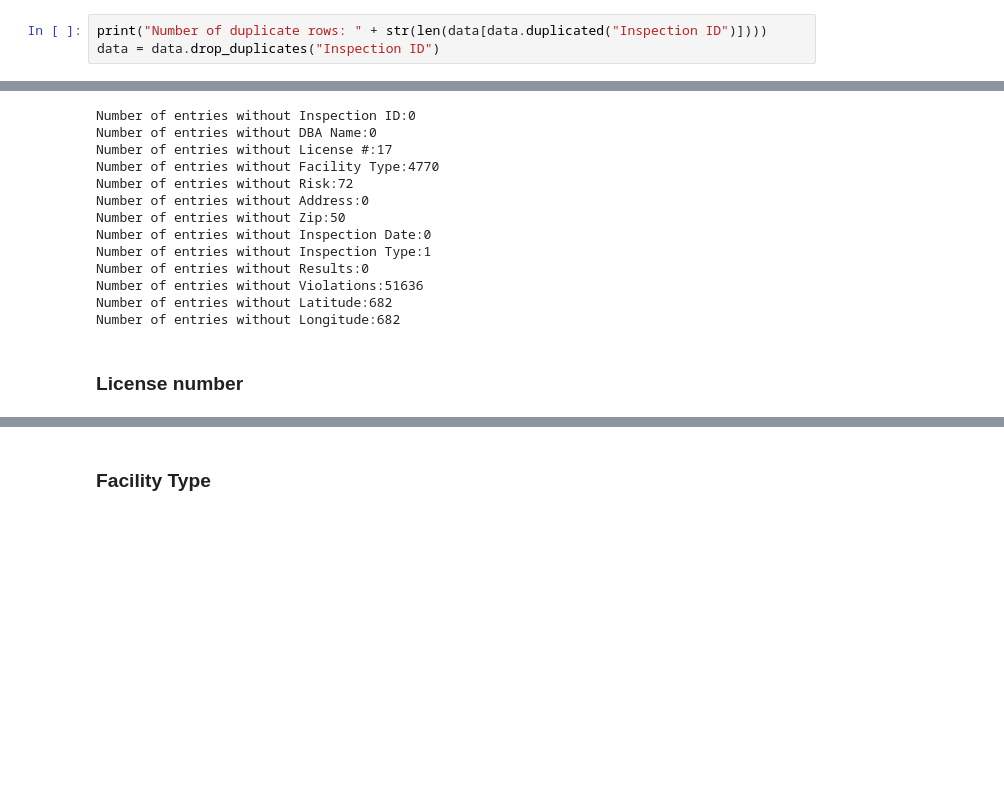
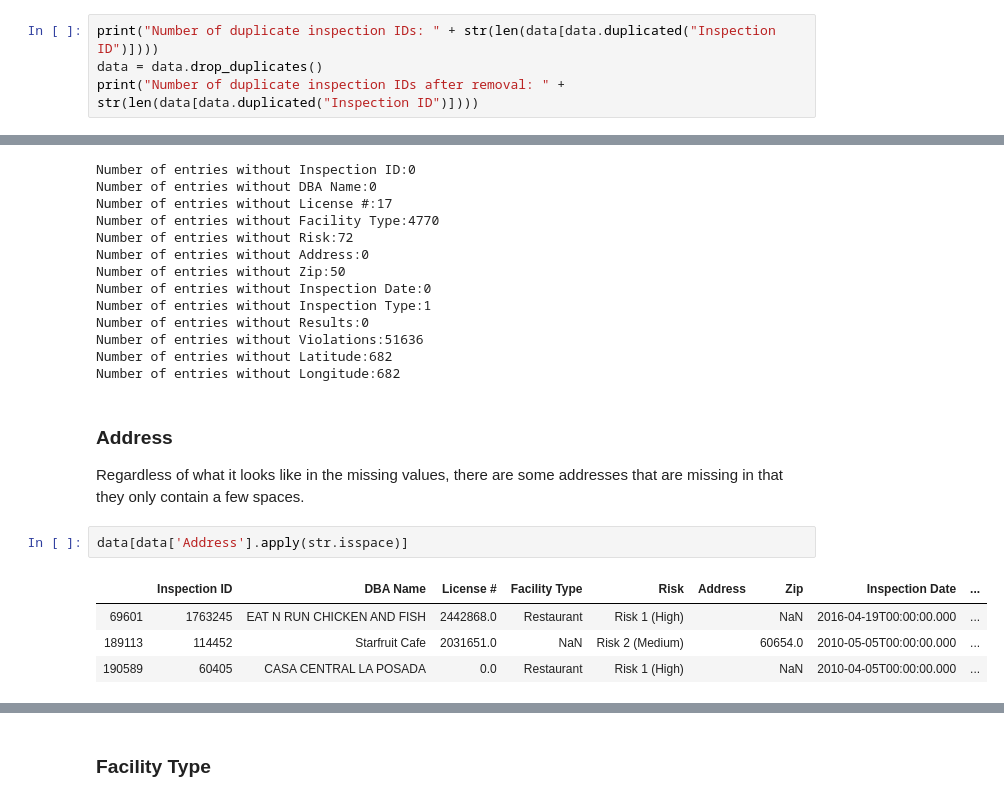
Before and after one commit to pcanas/ada-project-oejp, a Jupyter notebook: proj-notebook.ipynb, the cells around one changed output, grey strips where cells are left out. Drawn from its saved outputs; the diff is of its cells as text; blank space fills up the shorter version.

```diff
--- a/proj-notebook.ipynb
+++ b/proj-notebook.ipynb
@@ -32,4 +34,5 @@ Entries must be identified by their Inspection ID. Duplicates can simply be remo
 # %%
-print("Number of duplicate rows: " + str(len(data[data.duplicated("Inspection ID")])))
-data = data.drop_duplicates("Inspection ID")
+print("Number of duplicate inspection IDs: " + str(len(data[data.duplicated("Inspection ID")])))
+data = data.drop_duplicates()
+print("Number of duplicate inspection IDs after removal: " + str(len(data[data.duplicated("Inspection ID")])))
 # %% [output]
@@ -53,5 +57,13 @@ Number of entries without Results:0
 Number of entries without Violations:51636
 Number of entries without Latitude:682
 Number of entries without Longitude:682
-# %% [markdown]
-### License number
+# %% [markdown]
+### Address
+Regardless of what it looks like in the missing values, there are some addresses that are missing in that they only contain a few spaces.
+# %%
+data[data['Address'].apply(str.isspace)]
+# %% [output]
+|  | Inspection ID | DBA Name | License # | Facility Type | Risk | Address | Zip | Inspection Date | ... |
+| 69601 | 1763245 | EAT N RUN CHICKEN AND FISH | 2442868.0 | Restaurant | Risk 1 (High) |  | NaN | 2016-04-19T00:00:00.000 | ... |
+| 189113 | 114452 | Starfruit Cafe | 2031651.0 | NaN | Risk 2 (Medium) |  | 60654.0 | 2010-05-05T00:00:00.000 | ... |
+| 190589 | 60405 | CASA CENTRAL LA POSADA | 0.0 | Restaurant | Risk 1 (High) |  | NaN | 2010-04-05T00:00:00.000 | ... |
```
Also changed, not shown: parts of 21 cells of this notebook.
